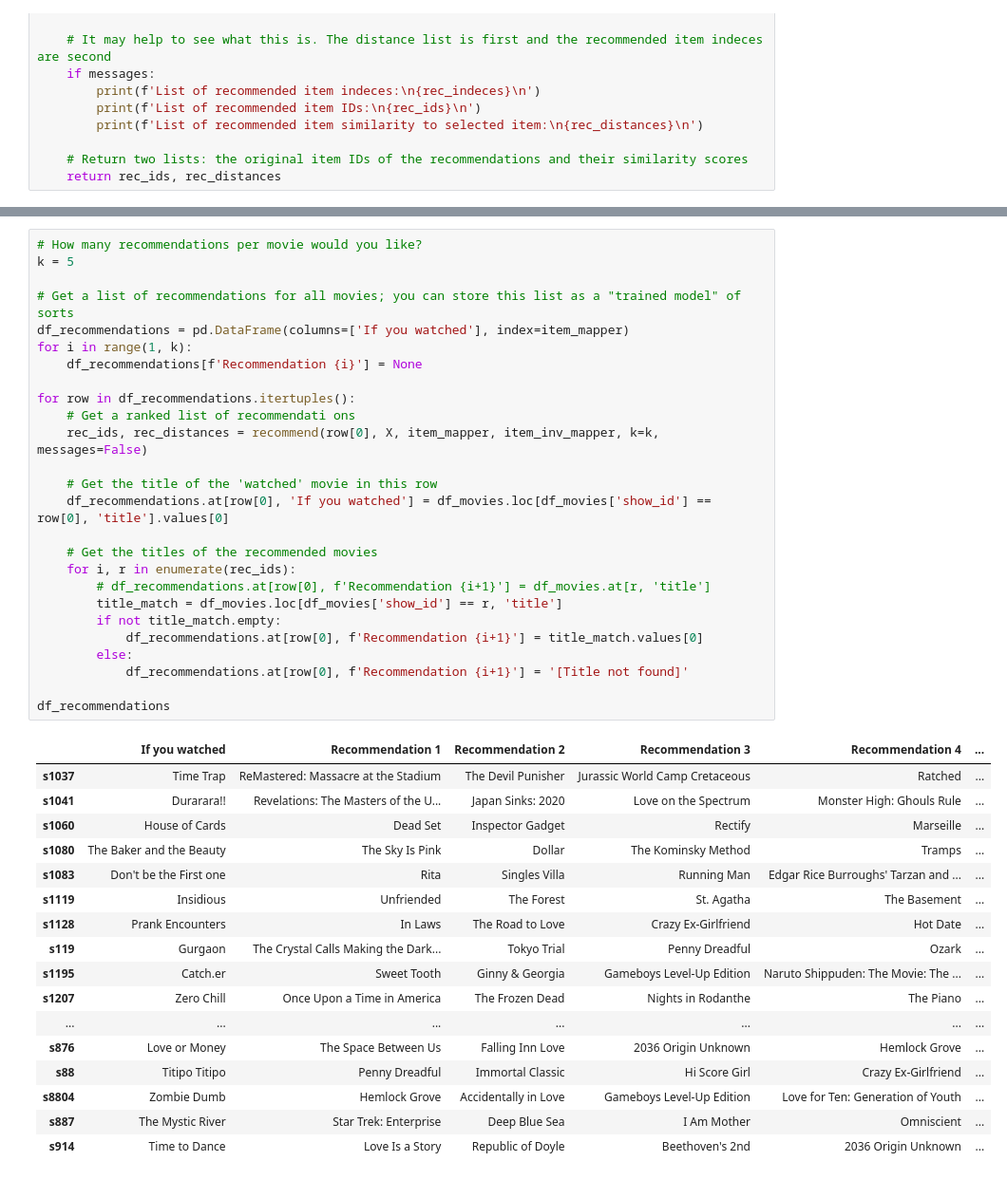
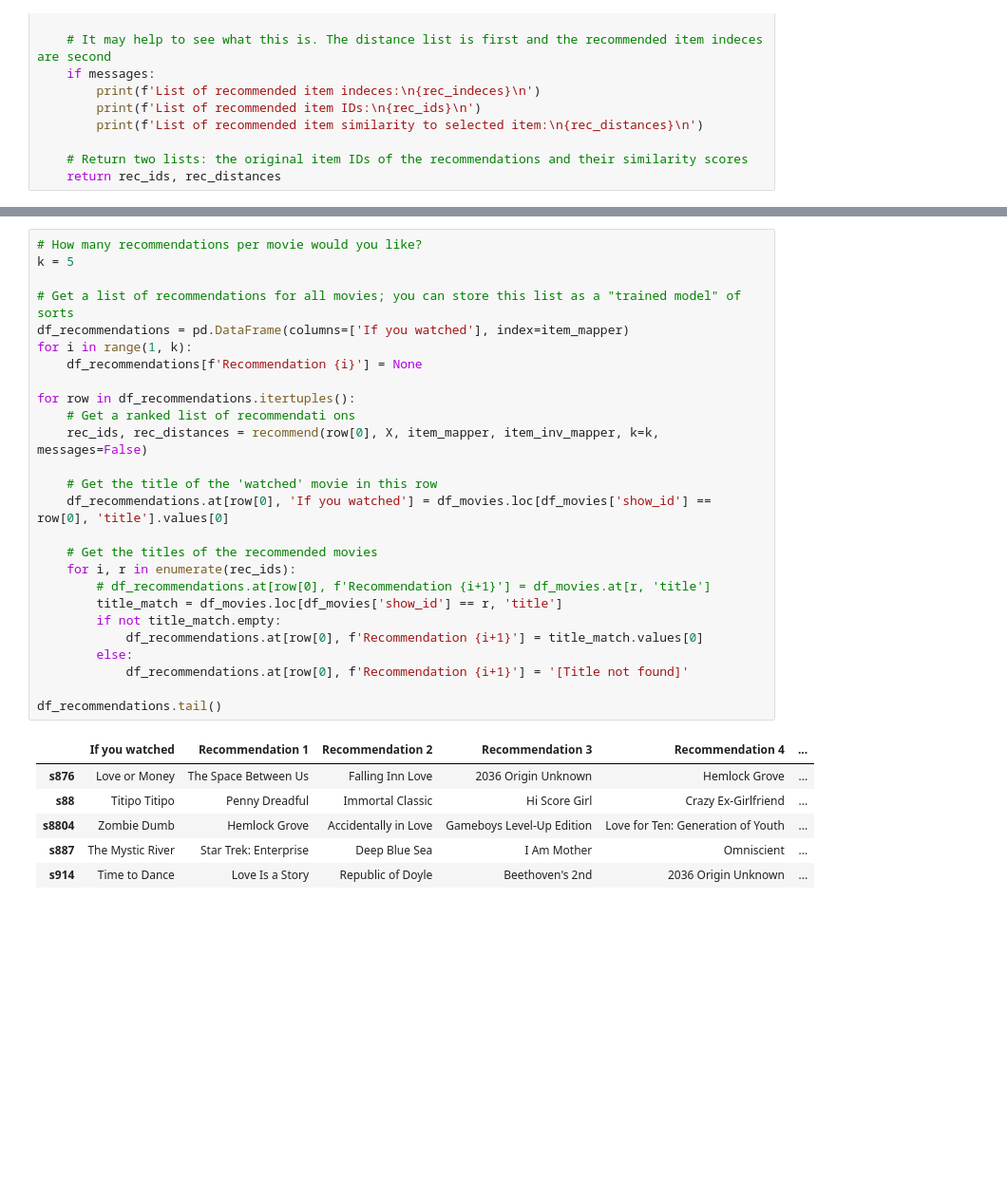
Before and after one commit to sand20man/Winter_Intex_1-10, a Jupyter notebook: ML_Pipeline.ipynb, the cells around one changed output, grey strips where cells are left out. Shown at 95% size. Cells and saved outputs as stored; diff of their text form; blank space fills up the shorter version.

```diff
--- a/ML_Pipeline.ipynb
+++ b/ML_Pipeline.ipynb
@@ -662,42 +684,31 @@ If you like Zombie Dumb, you may also enjoy:
 # %%
 # How many recommendations per movie would you like?
 k = 5
 
 # Get a list of recommendations for all movies; you can store this list as a "trained model" of sorts
 df_recommendations = pd.DataFrame(columns=['If you watched'], index=item_mapper)
 for i in range(1, k):
     df_recommendations[f'Recommendation {i}'] = None
 
 for row in df_recommendations.itertuples():
     # Get a ranked list of recommendati ons
     rec_ids, rec_distances = recommend(row[0], X, item_mapper, item_inv_mapper, k=k, messages=False)
 
     # Get the title of the 'watched' movie in this row
     df_recommendations.at[row[0], 'If you watched'] = df_movies.loc[df_movies['show_id'] == row[0], 'title'].values[0]
 
     # Get the titles of the recommended movies
     for i, r in enumerate(rec_ids):
         # df_recommendations.at[row[0], f'Recommendation {i+1}'] = df_movies.at[r, 'title']
         title_match = df_movies.loc[df_movies['show_id'] == r, 'title']
         if not title_match.empty:
             df_recommendations.at[row[0], f'Recommendation {i+1}'] = title_match.values[0]
         else:
             df_recommendations.at[row[0], f'Recommendation {i+1}'] = '[Title not found]'
 
-df_recommendations
+df_recommendations.tail()
 # %% [output]
 |  | If you watched | Recommendation 1 | Recommendation 2 | Recommendation 3 | Recommendation 4 | ... |
-| s1037 | Time Trap | ReMastered: Massacre at the Stadium | The Devil Punisher | Jurassic World Camp Cretaceous | Ratched | ... |
-| s1041 | Durarara!! | Revelations: The Masters of the U... | Japan Sinks: 2020 | Love on the Spectrum | Monster High: Ghouls Rule | ... |
-| s1060 | House of Cards | Dead Set | Inspector Gadget | Rectify | Marseille | ... |
-| s1080 | The Baker and the Beauty | The Sky Is Pink | Dollar | The Kominsky Method | Tramps | ... |
-| s1083 | Don't be the First one | Rita | Singles Villa | Running Man | Edgar Rice Burroughs' Tarzan and ... | ... |
-| s1119 | Insidious | Unfriended | The Forest | St. Agatha | The Basement | ... |
-| s1128 | Prank Encounters | In Laws | The Road to Love | Crazy Ex-Girlfriend | Hot Date | ... |
-| s119 | Gurgaon | The Crystal Calls Making the Dark... | Tokyo Trial | Penny Dreadful | Ozark | ... |
-| s1195 | Catch.er | Sweet Tooth | Ginny & Georgia | Gameboys Level-Up Edition | Naruto Shippuden: The Movie: The ... | ... |
-| s1207 | Zero Chill | Once Upon a Time in America | The Frozen Dead | Nights in Rodanthe | The Piano | ... |
-| ... | ... | ... | ... | ... | ... | ... |
 | s876 | Love or Money | The Space Between Us | Falling Inn Love | 2036 Origin Unknown | Hemlock Grove | ... |
 | s88 | Titipo Titipo | Penny Dreadful | Immortal Classic | Hi Score Girl | Crazy Ex-Girlfriend | ... |
 | s8804 | Zombie Dumb | Hemlock Grove | Accidentally in Love | Gameboys Level-Up Edition | Love for Ten: Generation of Youth | ... |
```
Also changed, not shown: parts of 5 cells of this notebook.
